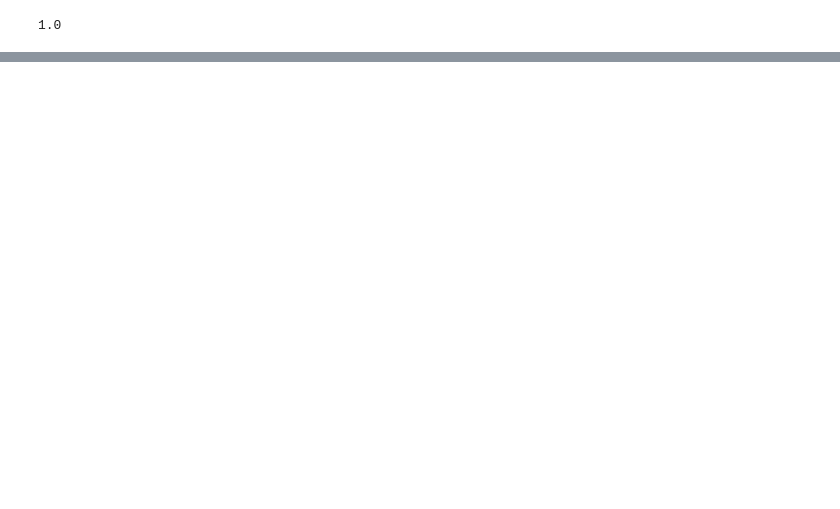
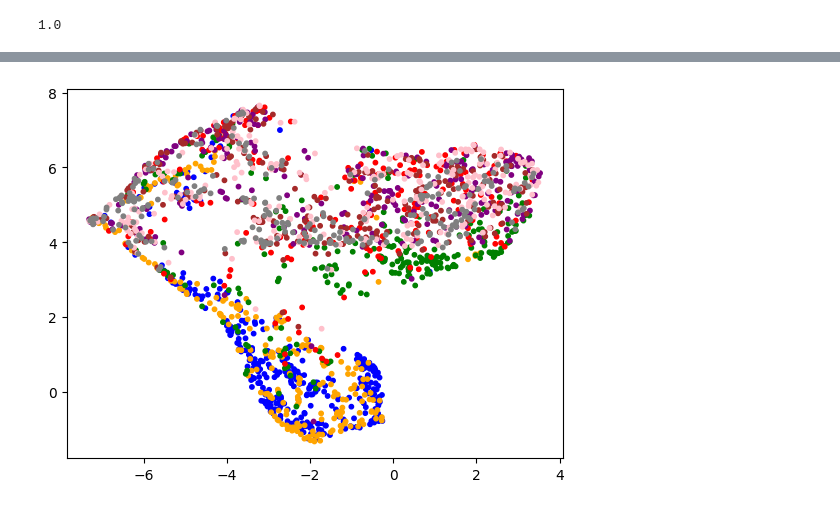
Before and after one commit to nramani611/Constrative_Learning, a Jupyter notebook: Contrastive Learning.ipynb, the cells around one changed output, grey strips where cells are left out. Saved outputs shown, nothing was run; the diff lists cells and outputs as text; code cells hidden in the pictures; blank space fills up the shorter version.

```diff
--- a/Contrastive Learning.ipynb
+++ b/Contrastive Learning.ipynb
@@ -428,0 +520,2 @@ RFC_test(gat_contrast, contrastive_dataset)
+# %%
+color_map = {'T0':'blue', 'T1':'orange', 'T2':'green', 'T3':'red', 'T4':'purple', 'T5':'brown', 'T6':'pink', 'T7':'gray'}
@@ -428,0 +545,26 @@ RFC_test(gat_contrast, contrastive_dataset)
+# %%
+from sklearn.preprocessing import StandardScaler
+sc = StandardScaler()
+
+nodes_scaled = sc.fit_transform(nodes)
+# %%
+from sklearn.decomposition import PCA
+
+pca = PCA(n_components=2)
+
+x = pca.fit_transform(nodes_scaled)
+# %%
+for t1 in timepoints:
+    alpha_map = {'T0':0.10, 'T1':0.10, 'T2':0.10, 'T3':0.10, 'T4':0.10, 'T5':0.10, 'T6':0.10, 'T7':0.10}
+    alpha_map[t1] = 1.0
+
+    alphas = [
+        alpha_map[t]
+        for t in timepoints
+            for _ in range(t_nodes[t].shape[0])]
+    plt.title(t1)
+    plt.scatter([i[0] for i in x], [i[1] for i in x], c=colors, alpha=alphas, s=10)
+    plt.show()
+
+#plt.scatter([i[0] for i in x], [i[1] for i in x], c=colors, s=10)
+#plt.show()
@@ -428,0 +580,17 @@ RFC_test(gat_contrast, contrastive_dataset)
+# %%
+scRNA_vecs = dict()
+for t in timepoints:
+    scRNA_vecs[t] = np.transpose(scRNA_data.loc[:, [cell for cell in scRNA_data.columns if t in cell]].to_numpy())
+
+nodes = np.vstack(list(scRNA_vecs.values()))
+u = fit.fit_transform(nodes)
+colors = [
+    color_map[t]
+    for t in timepoints
+        for _ in range(t_nodes[t].shape[0])]
+
+plt.scatter(u[:,0], u[:,1], c=colors, s=10)
+#plt.legend(['T0', 'T1', 'T2', 'T3', 'T4', 'T5', 'T6', 'T7'])
+plt.show()
+# %% [output]
+[figure, added]
```
Also changed, not shown: parts of 31 cells of this notebook, 17 other files.
